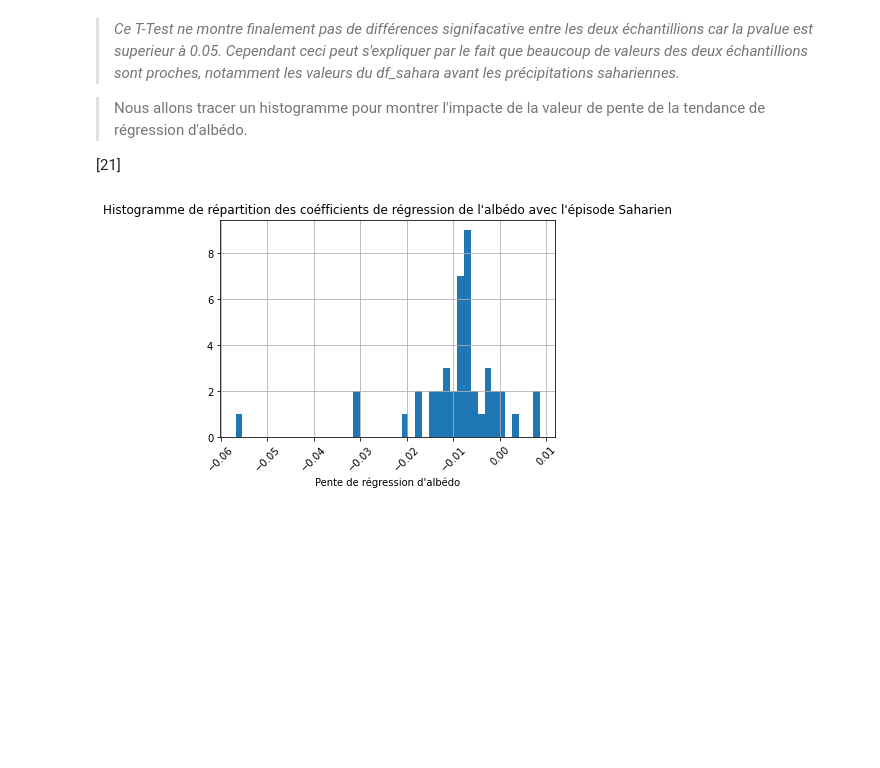
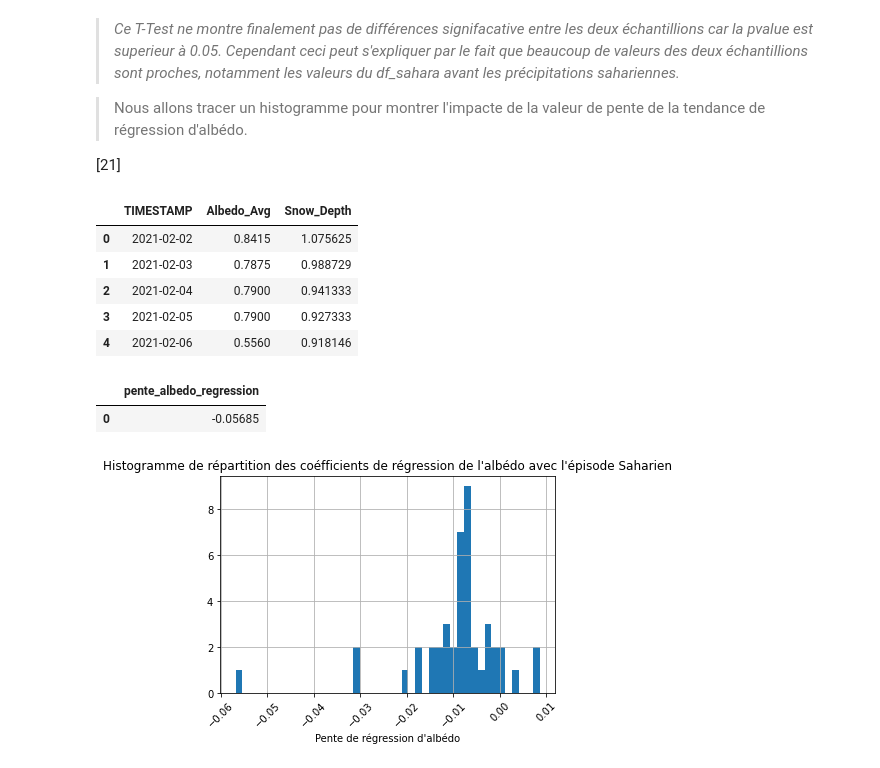
Before and after one commit to paultudes/personnal_work, a Jupyter notebook: Notebook_Final_Projet_Lautaret.ipynb, the cells around one changed output. Drawn from its saved outputs; the diff is of its cells as text; code cells hidden in the pictures; blank space fills up the shorter version.

```diff
--- a/Notebook_Final_Projet_Lautaret.ipynb
+++ b/Notebook_Final_Projet_Lautaret.ipynb
@@ -882,5 +879,11 @@ Ttest_indResult(statistic=1.7653387792808406, pvalue=0.11550368503590748)
 [21]
 # %%
 df_sahara.reset_index(inplace=True)
-df_sahara.to_csv('../personnal_work/personnal_data/df_épisode_fonte/df_sahara_6_fevrier.csv', sep = ';')
-df_sahara=pente_regression_albedo(['df_sahara_6_fevrier.csv'])
+df_sahara.head()
+# %% [output]
+|  | TIMESTAMP | Albedo_Avg | Snow_Depth |
+| 0 | 2021-02-02 | 0.8415 | 1.075625 |
+| 1 | 2021-02-03 | 0.7875 | 0.988729 |
+| 2 | 2021-02-04 | 0.7900 | 0.941333 |
+| 3 | 2021-02-05 | 0.7900 | 0.927333 |
+| 4 | 2021-02-06 | 0.5560 | 0.918146 |
@@ -887,3 +892,9 @@ df_sahara=pente_regression_albedo(['df_sahara_6_fevrier.csv'])
+# %%
+df_sahara = pente_regression_albedo(['df_sahara_6_fevrier.csv'])
+df_sahara.head()
+# %% [output]
+|  | pente_albedo_regression |
+| 0 | -0.05685 |
 # %%
 df_coefficient_régression_albédo_sahara = df_coefficient_régression_albédo.append(df_sahara,ignore_index=True)
 Graph([df_coefficient_régression_albédo_sahara], x_units="Pente de régression d'albédo", y_units='', csv=False,
```
Also changed, not shown: parts of 6 cells of this notebook.
